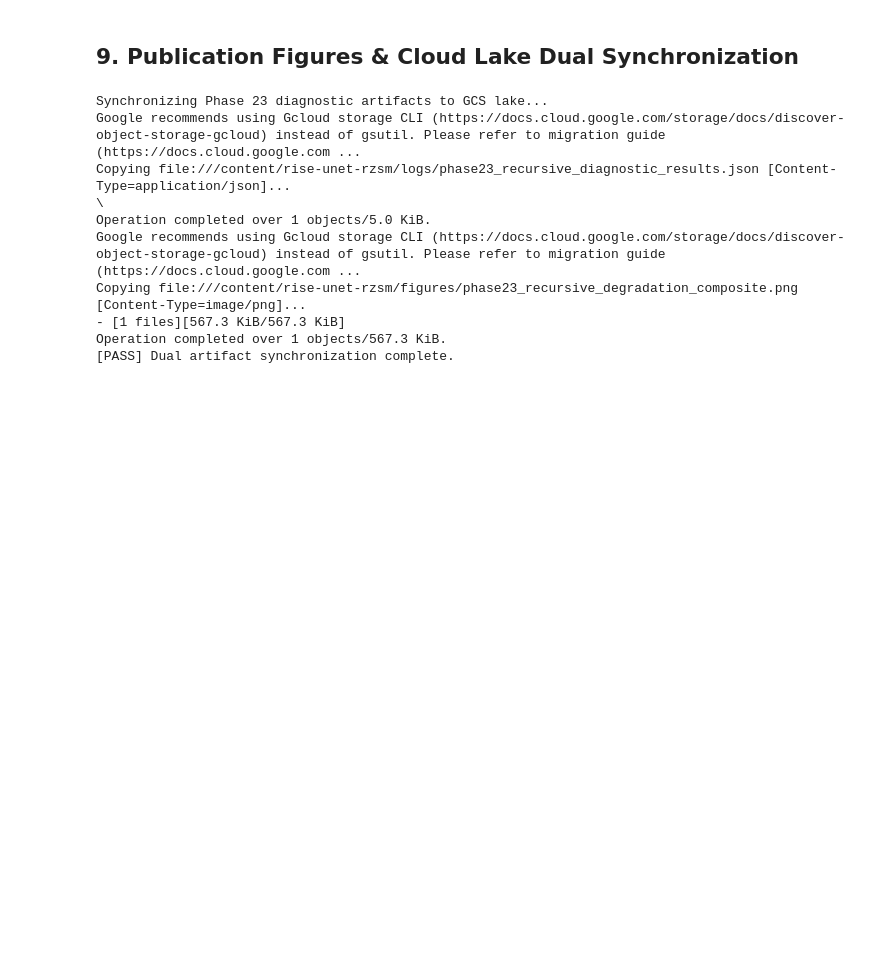
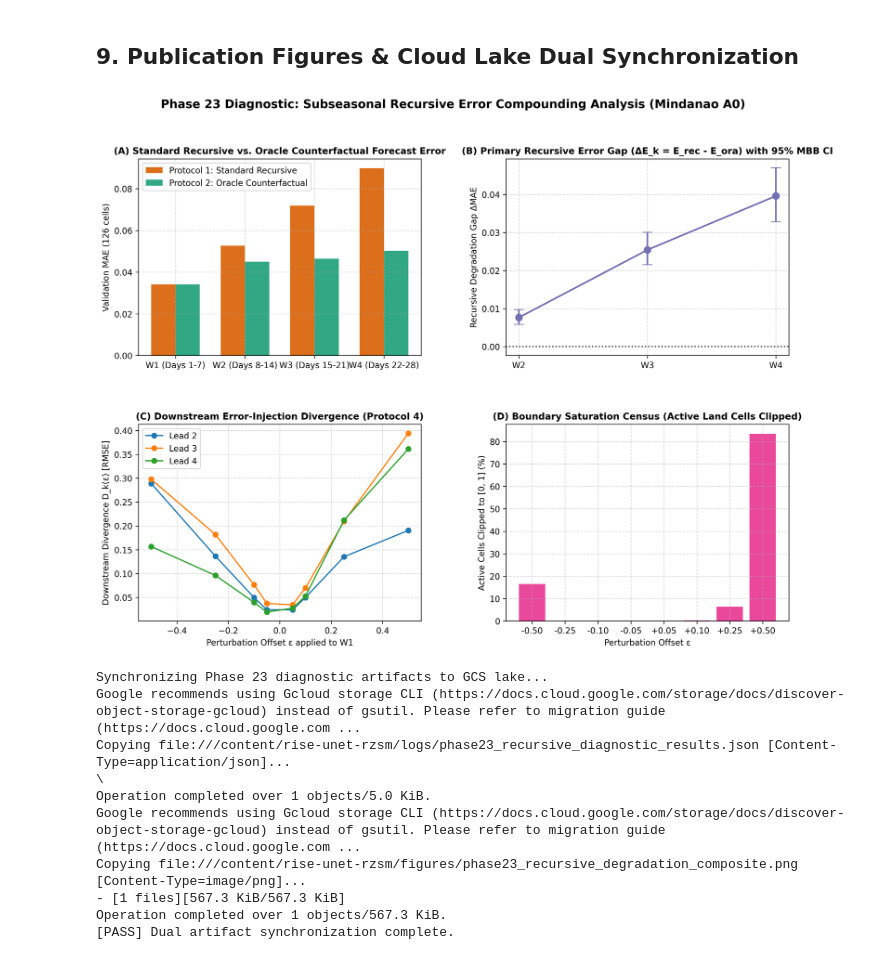
Before and after one commit to Kirrrk-git/rise-unet-rzsm, a Jupyter notebook: notebooks/13_mindanao_recursive_degradation_diagnostic.ipynb, the cells around one changed output. Saved outputs shown, nothing was run; the diff lists cells and outputs as text; code cells hidden in the pictures; blank space fills up the shorter version.

Commit message:
fix(nb13): embed composite figure preview and fix markdown table & KaTeX rendering in Cell 20

```diff
--- a/notebooks/13_mindanao_recursive_degradation_diagnostic.ipynb
+++ b/notebooks/13_mindanao_recursive_degradation_diagnostic.ipynb
@@ -495,16 +495,21 @@ Saved diagnostic telemetry to: /content/rise-unet-rzsm/logs/phase23_recursive_di
 ## 9. Publication Figures & Cloud Lake Dual Synchronization
 # %%
 from src.evaluation.recursive_diagnostic import generate_diagnostic_plots
+from IPython.display import Image, display
 
 plot_path = REPO_DIR / 'figures' / 'phase23_recursive_degradation_composite.png'
 generate_diagnostic_plots(diagnostic_records, plot_path)
+
+# Preview generated publication composite in notebook
+display(Image(filename=str(plot_path)))
 
 # Dual Lake Synchronization to gs://rise-unet-rzsm/
 print('Synchronizing Phase 23 diagnostic artifacts to GCS lake...')
 !gsutil cp {out_json_path} gs://rise-unet-rzsm/logs/
 !gsutil cp {plot_path} gs://rise-unet-rzsm/figures/
 print('[PASS] Dual artifact synchronization complete.')
 # %% [output]
+[figure, added]
 Synchronizing Phase 23 diagnostic artifacts to GCS lake...
 Google recommends using Gcloud storage CLI (https://docs.cloud.google.com/storage/docs/discover-object-storage-gcloud) instead of gsutil. Please refer to migration guide (https://docs.cloud.google.com ...
 Copying file:///content/rise-unet-rzsm/logs/phase23_recursive_diagnostic_results.json [Content-Type=application/json]...
```
Also changed, not shown: parts of 1 cell of this notebook.
